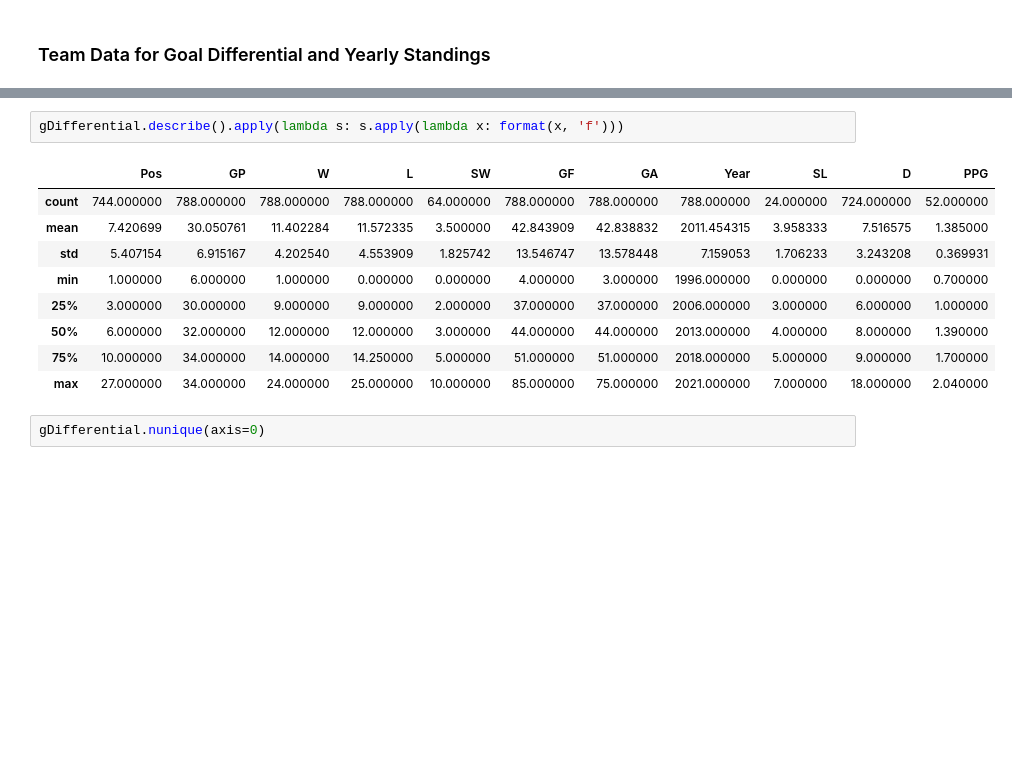
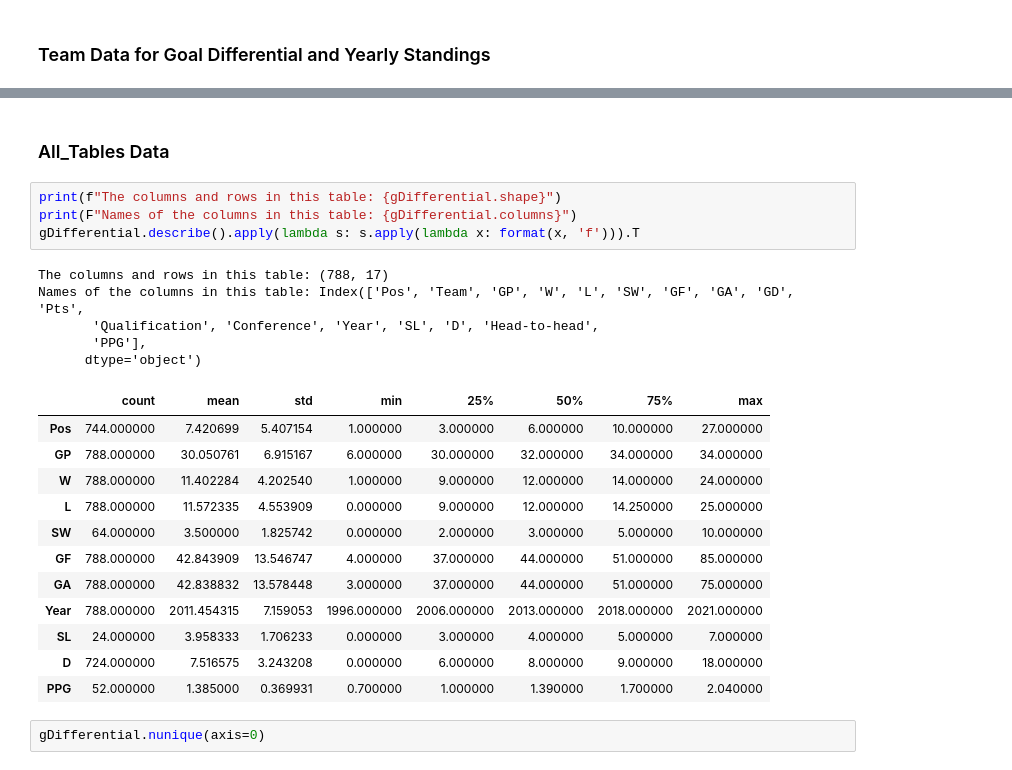
Before and after one commit to data301-2021-winter1/project-group47-project, a Jupyter notebook: notebooks/analysis1.ipynb, the cells around one changed output, grey strips where cells are left out. Cells and saved outputs as stored; diff of their text form; blank space fills up the shorter version.

```diff
--- a/notebooks/analysis1.ipynb
+++ b/notebooks/analysis1.ipynb
@@ -26,15 +56,27 @@ gDifferential.head()
+# %% [markdown]
+### All_Tables Data
 # %%
-gDifferential.describe().apply(lambda s: s.apply(lambda x: format(x, 'f')))
+print(f"The columns and rows in this table: {gDifferential.shape}")
+print(F"Names of the columns in this table: {gDifferential.columns}")
+gDifferential.describe().apply(lambda s: s.apply(lambda x: format(x, 'f'))).T
 # %% [output]
+The columns and rows in this table: (788, 17)
+Names of the columns in this table: Index(['Pos', 'Team', 'GP', 'W', 'L', 'SW', 'GF', 'GA', 'GD', 'Pts',
+       'Qualification', 'Conference', 'Year', 'SL', 'D', 'Head-to-head',
+       'PPG'],
+      dtype='object')
-|  | Pos | GP | W | L | SW | GF | GA | Year | SL | D | PPG |
-| count | 744.000000 | 788.000000 | 788.000000 | 788.000000 | 64.000000 | 788.000000 | 788.000000 | 788.000000 | 24.000000 | 724.000000 | 52.000000 |
-| mean | 7.420699 | 30.050761 | 11.402284 | 11.572335 | 3.500000 | 42.843909 | 42.838832 | 2011.454315 | 3.958333 | 7.516575 | 1.385000 |
-| std | 5.407154 | 6.915167 | 4.202540 | 4.553909 | 1.825742 | 13.546747 | 13.578448 | 7.159053 | 1.706233 | 3.243208 | 0.369931 |
-| min | 1.000000 | 6.000000 | 1.000000 | 0.000000 | 0.000000 | 4.000000 | 3.000000 | 1996.000000 | 0.000000 | 0.000000 | 0.700000 |
-| 25% | 3.000000 | 30.000000 | 9.000000 | 9.000000 | 2.000000 | 37.000000 | 37.000000 | 2006.000000 | 3.000000 | 6.000000 | 1.000000 |
-| 50% | 6.000000 | 32.000000 | 12.000000 | 12.000000 | 3.000000 | 44.000000 | 44.000000 | 2013.000000 | 4.000000 | 8.000000 | 1.390000 |
-| 75% | 10.000000 | 34.000000 | 14.000000 | 14.250000 | 5.000000 | 51.000000 | 51.000000 | 2018.000000 | 5.000000 | 9.000000 | 1.700000 |
-| max | 27.000000 | 34.000000 | 24.000000 | 25.000000 | 10.000000 | 85.000000 | 75.000000 | 2021.000000 | 7.000000 | 18.000000 | 2.040000 |
+|  | count | mean | std | min | 25% | 50% | 75% | max |
+| Pos | 744.000000 | 7.420699 | 5.407154 | 1.000000 | 3.000000 | 6.000000 | 10.000000 | 27.000000 |
+| GP | 788.000000 | 30.050761 | 6.915167 | 6.000000 | 30.000000 | 32.000000 | 34.000000 | 34.000000 |
+| W | 788.000000 | 11.402284 | 4.202540 | 1.000000 | 9.000000 | 12.000000 | 14.000000 | 24.000000 |
+| L | 788.000000 | 11.572335 | 4.553909 | 0.000000 | 9.000000 | 12.000000 | 14.250000 | 25.000000 |
+| SW | 64.000000 | 3.500000 | 1.825742 | 0.000000 | 2.000000 | 3.000000 | 5.000000 | 10.000000 |
+| GF | 788.000000 | 42.843909 | 13.546747 | 4.000000 | 37.000000 | 44.000000 | 51.000000 | 85.000000 |
+| GA | 788.000000 | 42.838832 | 13.578448 | 3.000000 | 37.000000 | 44.000000 | 51.000000 | 75.000000 |
+| Year | 788.000000 | 2011.454315 | 7.159053 | 1996.000000 | 2006.000000 | 2013.000000 | 2018.000000 | 2021.000000 |
+| SL | 24.000000 | 3.958333 | 1.706233 | 0.000000 | 3.000000 | 4.000000 | 5.000000 | 7.000000 |
+| D | 724.000000 | 7.516575 | 3.243208 | 0.000000 | 6.000000 | 8.000000 | 9.000000 | 18.000000 |
+| PPG | 52.000000 | 1.385000 | 0.369931 | 0.700000 | 1.000000 | 1.390000 | 1.700000 | 2.040000 |
 # %%
 gDifferential.nunique(axis=0)
 # %% [output]
```
Also changed, not shown: parts of 40 cells of this notebook, 1 other file.
